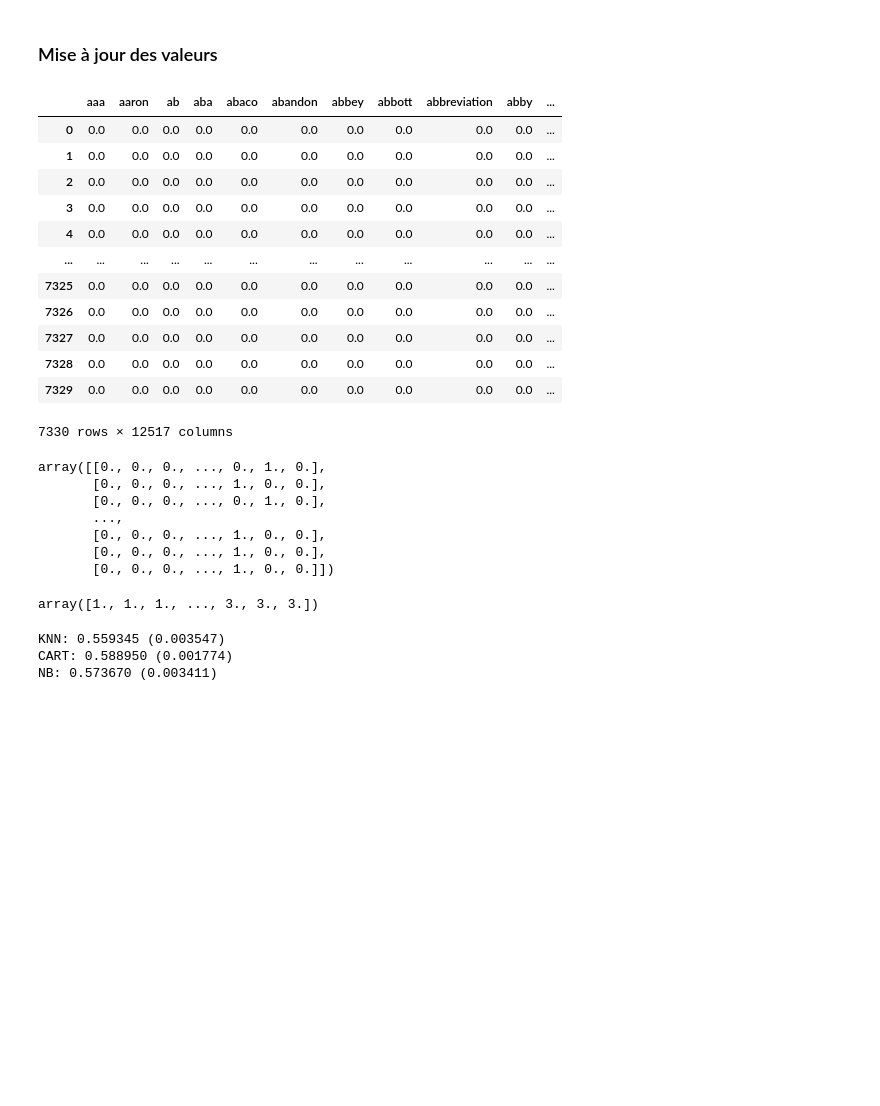
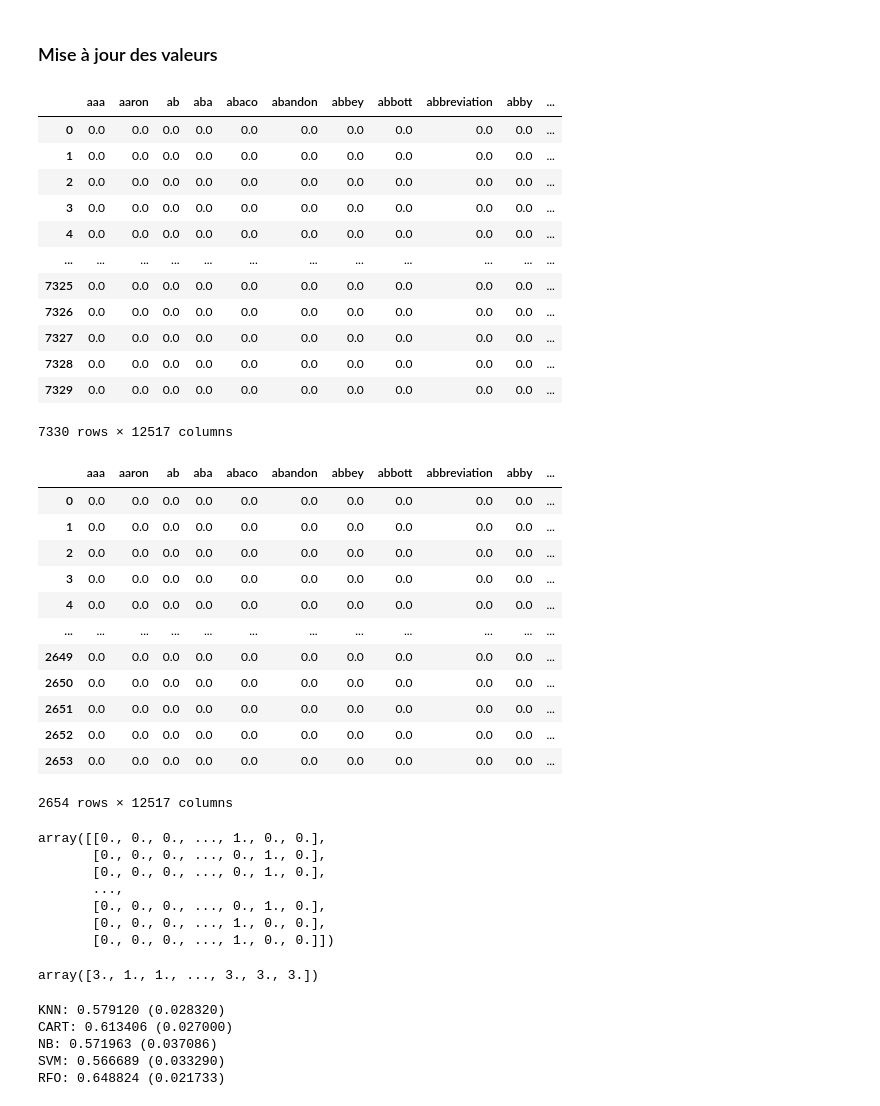
Before and after one commit to Dvassily/ClaimsClassification, a Jupyter notebook: Projet.ipynb, the cells around one changed output. Drawn from its saved outputs; the diff is of its cells as text; code cells hidden in the pictures; blank space fills up the shorter version.

```diff
--- a/Projet.ipynb
+++ b/Projet.ipynb
@@ -477,7 +482,7 @@ display(upsampled)
 
 df_val = upsampled.values
 
-k_fold_multi_classifier(df_val)
+#k_fold_multi_classifier(df_val)
 #df_task1 = df_task1.drop('truthRating', axis=1)
 #df_task1 = df_task1.join(upsampled)
 
@@ -498,17 +503,39 @@ k_fold_multi_classifier(df_val)
 | 7328 | 0.0 | 0.0 | 0.0 | 0.0 | 0.0 | 0.0 | 0.0 | 0.0 | 0.0 | 0.0 | ... |
 | 7329 | 0.0 | 0.0 | 0.0 | 0.0 | 0.0 | 0.0 | 0.0 | 0.0 | 0.0 | 0.0 | ... |
 7330 rows × 12517 columns
-array([[0., 0., 0., ..., 0., 1., 0.],
-       [0., 0., 0., ..., 1., 0., 0.],
-       [0., 0., 0., ..., 0., 1., 0.],
-       ...,
-       [0., 0., 0., ..., 1., 0., 0.],
-       [0., 0., 0., ..., 1., 0., 0.],
-       [0., 0., 0., ..., 1., 0., 0.]])
-array([1., 1., 1., ..., 3., 3., 3.])
-KNN: 0.559345 (0.003547)
-CART: 0.588950 (0.001774)
-NB: 0.573670 (0.003411)
+# %%
+display(downsampled)
+
+df_val = downsampled.values
+
+res, names = k_fold_multi_classifier(df_val)
+# %% [output]
+|  | aaa | aaron | ab | aba | abaco | abandon | abbey | abbott | abbreviation | abby | ... |
+| 0 | 0.0 | 0.0 | 0.0 | 0.0 | 0.0 | 0.0 | 0.0 | 0.0 | 0.0 | 0.0 | ... |
+| 1 | 0.0 | 0.0 | 0.0 | 0.0 | 0.0 | 0.0 | 0.0 | 0.0 | 0.0 | 0.0 | ... |
+| 2 | 0.0 | 0.0 | 0.0 | 0.0 | 0.0 | 0.0 | 0.0 | 0.0 | 0.0 | 0.0 | ... |
+| 3 | 0.0 | 0.0 | 0.0 | 0.0 | 0.0 | 0.0 | 0.0 | 0.0 | 0.0 | 0.0 | ... |
+| 4 | 0.0 | 0.0 | 0.0 | 0.0 | 0.0 | 0.0 | 0.0 | 0.0 | 0.0 | 0.0 | ... |
+| ... | ... | ... | ... | ... | ... | ... | ... | ... | ... | ... | ... |
+| 2649 | 0.0 | 0.0 | 0.0 | 0.0 | 0.0 | 0.0 | 0.0 | 0.0 | 0.0 | 0.0 | ... |
+| 2650 | 0.0 | 0.0 | 0.0 | 0.0 | 0.0 | 0.0 | 0.0 | 0.0 | 0.0 | 0.0 | ... |
+| 2651 | 0.0 | 0.0 | 0.0 | 0.0 | 0.0 | 0.0 | 0.0 | 0.0 | 0.0 | 0.0 | ... |
+| 2652 | 0.0 | 0.0 | 0.0 | 0.0 | 0.0 | 0.0 | 0.0 | 0.0 | 0.0 | 0.0 | ... |
+| 2653 | 0.0 | 0.0 | 0.0 | 0.0 | 0.0 | 0.0 | 0.0 | 0.0 | 0.0 | 0.0 | ... |
+2654 rows × 12517 columns
+array([[0., 0., 0., ..., 1., 0., 0.],
+       [0., 0., 0., ..., 0., 1., 0.],
+       [0., 0., 0., ..., 0., 1., 0.],
+       ...,
+       [0., 0., 0., ..., 0., 1., 0.],
+       [0., 0., 0., ..., 1., 0., 0.],
+       [0., 0., 0., ..., 1., 0., 0.]])
+array([3., 1., 1., ..., 3., 3., 3.])
+KNN: 0.579120 (0.028320)
+CART: 0.613406 (0.027000)
+NB: 0.571963 (0.037086)
+SVM: 0.566689 (0.033290)
+RFO: 0.648824 (0.021733)
 # %%
 ## IV.a. Ingénierie du texte
 # %%
```
Also changed, not shown: parts of 31 cells of this notebook.
